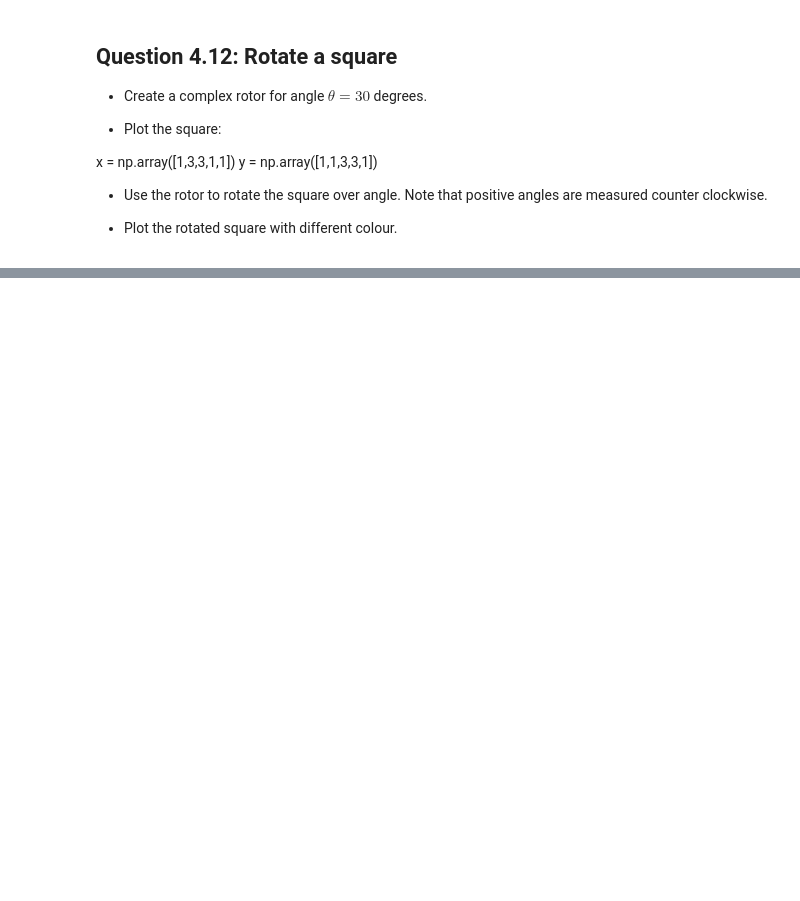
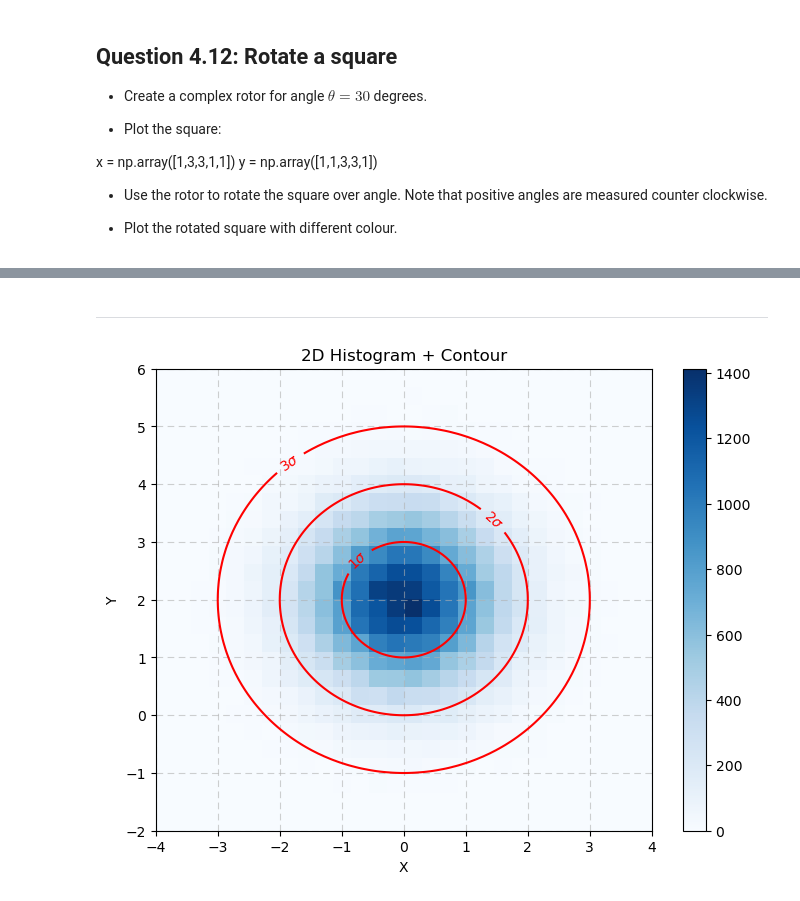
Before and after one commit to skokkola/PROGNUM-repo, a Jupyter notebook: Task4/SessionQuiz4.ipynb, the cells around one changed output, grey strips where cells are left out. Drawn from its saved outputs; the diff is of its cells as text; code cells hidden in the pictures; blank space fills up the shorter version.

```diff
--- a/Task4/SessionQuiz4.ipynb
+++ b/Task4/SessionQuiz4.ipynb
@@ -319,0 +548,64 @@ SyntaxError: cannot assign to expression here. Maybe you meant '==' instead of '
+# %% [markdown]
+---
+# %%
+import numpy as np
+from matplotlib import pyplot as plt
+from math import *
+
+X = np.random.normal(0, 1, 100000)
+Y = np.random.normal(2, 1, 100000)
+
+# 2D Histogram
+
+plt.figure(figsize=(8,6))
+
+# Create the 2D histogram (each square is a bin: 30 x 30 = 900)
+
+plt.hist2d(X, Y, bins=30, cmap='Blues')
+
+plt.colorbar()
+
+plt.xlabel("X")
+plt.ylabel("Y")
+plt.title("2D Histogram + Contour")
+
+# Grid for PDF
+
+x = np.linspace(-5, 5, 200)     # Creates evenly spaced values, ranging from min to max values
+y = np.linspace(-3, 7, 200)
+
+X_grid, Y_grid = np.meshgrid(x, y)    # Creates grid, each point in grid represents a coordinate (x, y)
+
+# 2D Gaussian PDF  (product of two 1D  PDFs) (exp decay= decreases away from center
+
+Z = (1/(2*np.pi))*np.exp(-(1/2)*(X_grid**2 + (Y_grid-2)**2))
+
+
+# Contour levels (lines of equal probability density)  (distance from mean)
+
+levels = [
+    np.exp(-0.5*(3**2))/(2*np.pi),      # 3 sigma
+    np.exp(-0.5*(2**2))/(2*np.pi),      # 2 sigma
+    np.exp(-0.5*(1**2))/(2*np.pi),      # 1 sigma
+]
+
+# Contour lines (X_g and Y_g are coordinates of the grid, and Z the PDF values at those coordinates)
+
+CS = plt.contour(X_grid, Y_grid, Z, levels=levels, colors='red', lw=2)
+
+fmt = {                           # Label contours
+    levels[2]: r"$1\sigma$",
+    levels[1]: r"$2\sigma$",
+    levels[0]: r"$3\sigma$"
+}
+
+plt.clabel(CS, inline=True, fmt=fmt)   # Add labels to contours (inline = label inside line)
+
+plt.xlim(-4, 4)
+plt.ylim(-2, 6)
+
+plt.grid(True, dashes=[6, 4], alpha=0.6)    # True turns grid on
+
+plt.show()
+# %% [output]
+[figure, added]
```
Also changed, not shown: parts of 16 cells of this notebook, 5 other files.
